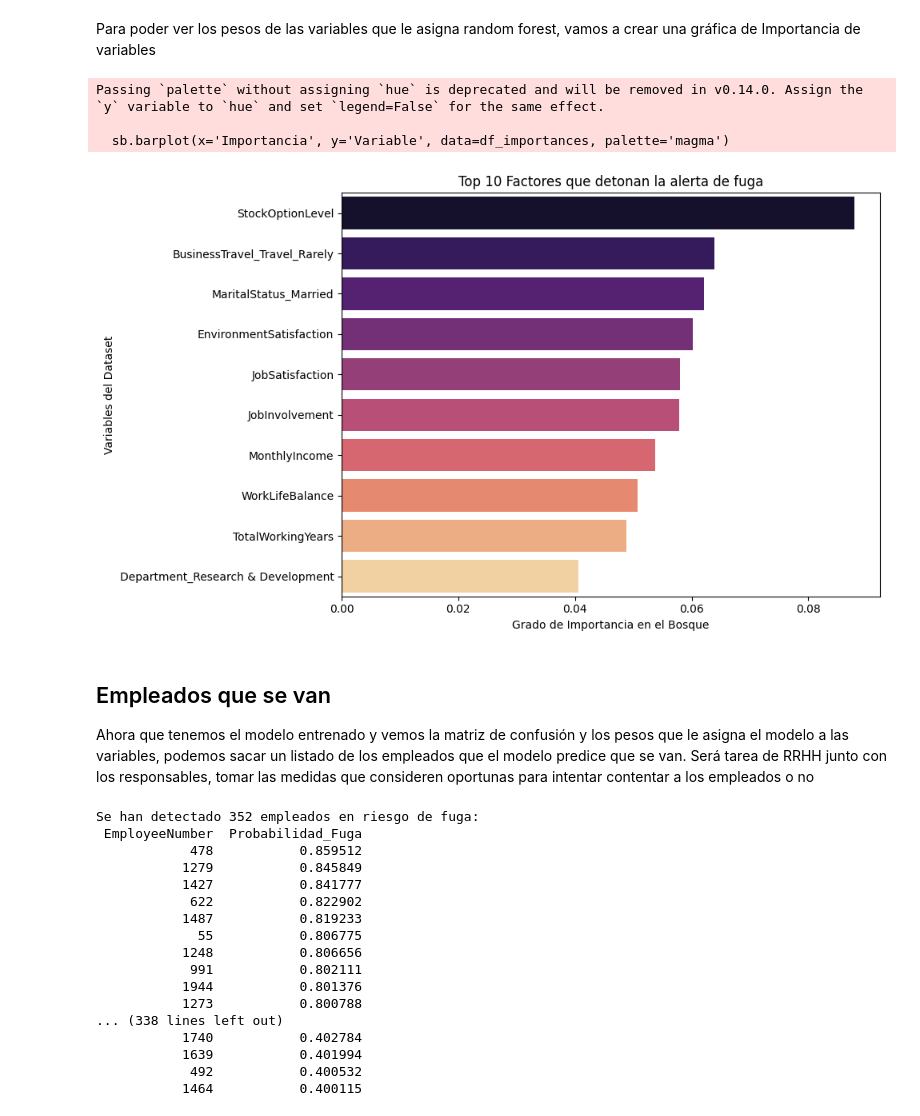
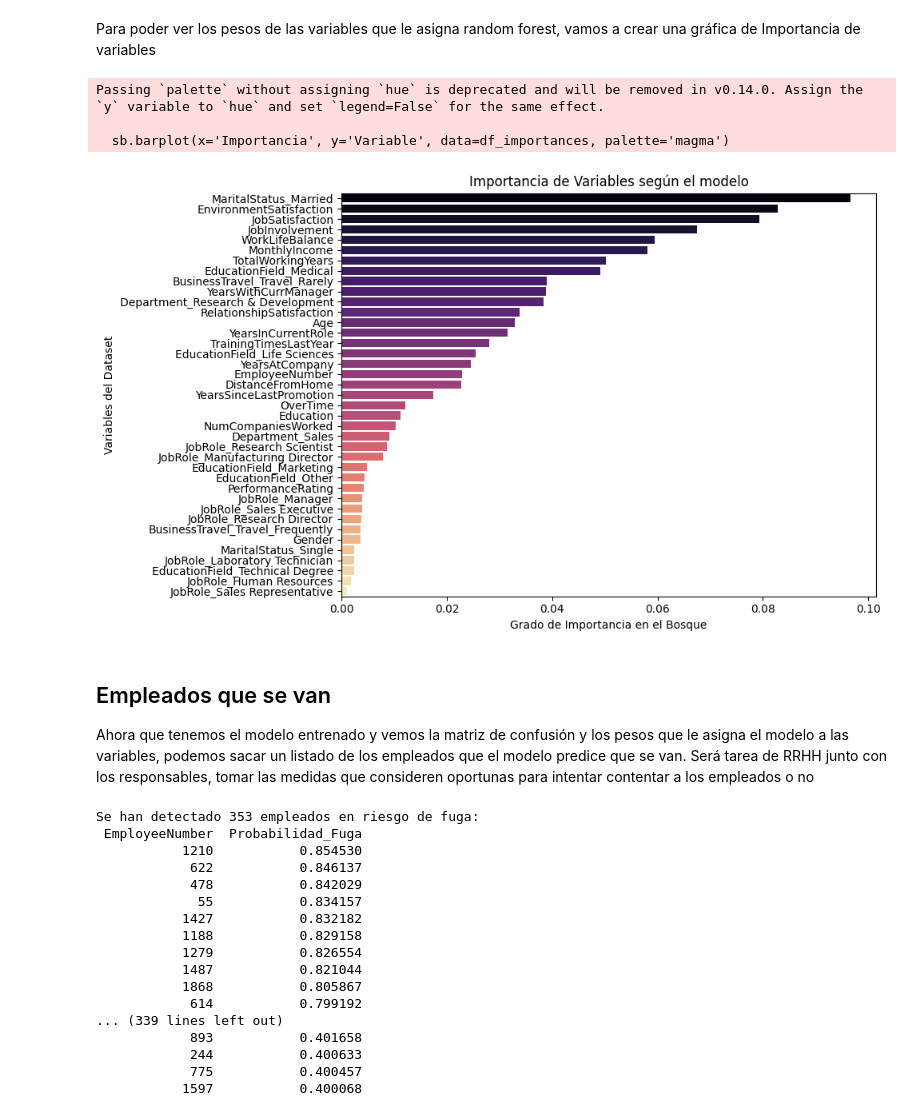
Before and after one commit to PabloSerran/tfm_data_science, a Jupyter notebook: notebooks/02_random_forest.ipynb, the cells around one changed output. Drawn from its saved outputs; the diff is of its cells as text; code cells hidden in the pictures.

```diff
--- a/notebooks/02_random_forest.ipynb
+++ b/notebooks/02_random_forest.ipynb
@@ -30,7 +30,7 @@ Debido a que los estimadores basados en árboles de decisión requieren vectores
 # %%
 #Eliminar columnas innecesarias
 try:
-    cols_to_drop = ['Over18', 'StandardHours', 'EmployeeCount', 'JobLevel']
+    cols_to_drop = ['Over18', 'StandardHours', 'EmployeeCount', 'JobLevel', 'StockOptionLevel', 'DailyRate', 'HourlyRate', 'MonthlyRate', 'PercentSalaryHike']
     df = df.drop(columns=cols_to_drop)
 
 except:
@@ -119,7 +119,7 @@ smote = SMOTE(random_state=2)
 X_train_res, y_train_res = smote.fit_resample(X_train, y_train)
 
 # 2. Entrenar el Random Forest normal
-rf_smote = RandomForestClassifier(n_estimators=200, max_depth=6, random_state=2)
+rf_smote = RandomForestClassifier(n_estimators=10000, max_depth=6, random_state=2)
 rf_smote.fit(X_train_res, y_train_res)
 
 # 3. Evaluar en el set de prueba original
@@ -180,23 +180,24 @@ Para poder ver los pesos de las variables que le asigna random forest, vamos a c
 # %%
 
 importances = rf_smote.feature_importances_
 features = X.columns
 
+
 df_importances = pd.DataFrame({'Variable': features, 'Importancia': importances})
-df_importances = df_importances.sort_values(by='Importancia', ascending=False).head(10)
+df_importances = df_importances.sort_values(by='Importancia', ascending=False)
 
 plt.figure(figsize=(10, 6))
 sb.barplot(x='Importancia', y='Variable', data=df_importances, palette='magma')
-plt.title('Top 10 Factores que detonan la alerta de fuga')
+plt.title('Importancia de Variables según el modelo')
 plt.xlabel('Grado de Importancia en el Bosque')
 plt.ylabel('Variables del Dataset')
 plt.tight_layout()
 plt.show()
 # %% [output]
 Passing `palette` without assigning `hue` is deprecated and will be removed in v0.14.0. Assign the `y` variable to `hue` and set `legend=False` for the same effect.
 
   sb.barplot(x='Importancia', y='Variable', data=df_importances, palette='magma')
-[figure, old version]
+[figure, new version]
 # %% [markdown]
 ## Empleados que se van
 Ahora que tenemos el modelo entrenado y vemos la matriz de confusión y los pesos que le asigna el modelo a las variables, podemos sacar un listado de los empleados que el modelo predice que se van.
@@ -220,20 +221,20 @@ empleados_en_riesgo = empleados_en_riesgo.sort_values(by='Probabilidad_Fuga', as
 print(f"Se han detectado {len(empleados_en_riesgo)} empleados en riesgo de fuga:")
 print(empleados_en_riesgo[['EmployeeNumber', 'Probabilidad_Fuga']].to_string(index=False))
 # %% [output]
-Se han detectado 352 empleados en riesgo de fuga:
+Se han detectado 353 empleados en riesgo de fuga:
  EmployeeNumber  Probabilidad_Fuga
-            478           0.859512
-           1279           0.845849
-           1427           0.841777
-            622           0.822902
-           1487           0.819233
-             55           0.806775
-           1248           0.806656
-            991           0.802111
-           1944           0.801376
-           1273           0.800788
-... (338 lines left out)
-           1740           0.402784
-           1639           0.401994
-            492           0.400532
-           1464           0.400115
+           1210           0.854530
+            622           0.846137
+            478           0.842029
+             55           0.834157
+           1427           0.832182
+           1188           0.829158
+           1279           0.826554
+           1487           0.821044
+           1868           0.805867
+            614           0.799192
+... (339 lines left out)
+            893           0.401658
+            244           0.400633
+            775           0.400457
+           1597           0.400068
```
Also changed, not shown: parts of 5 cells of this notebook, 1 other file.
